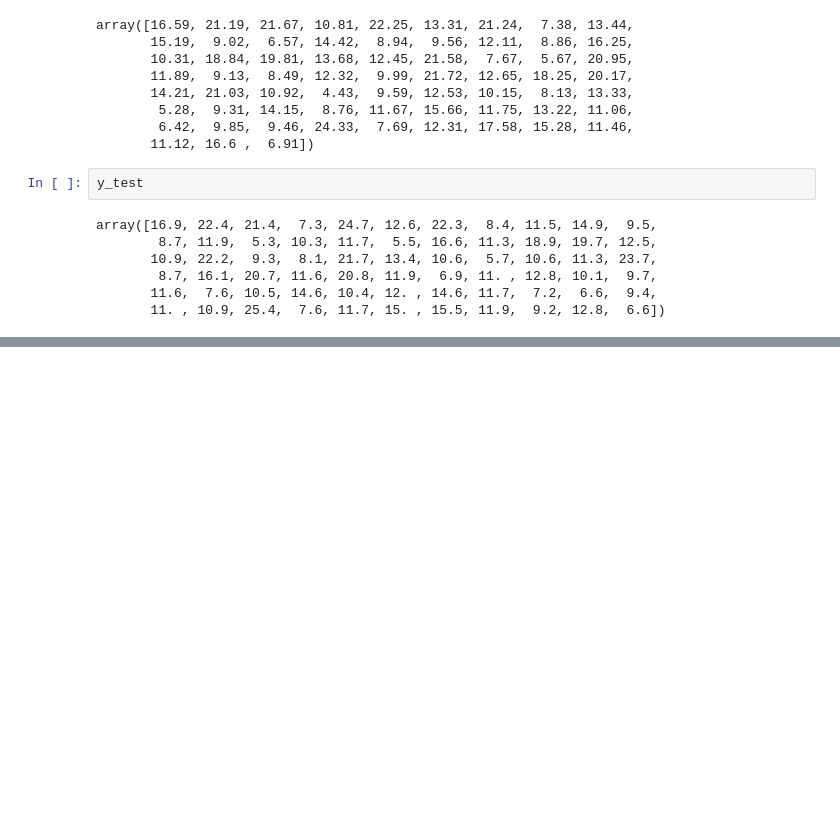
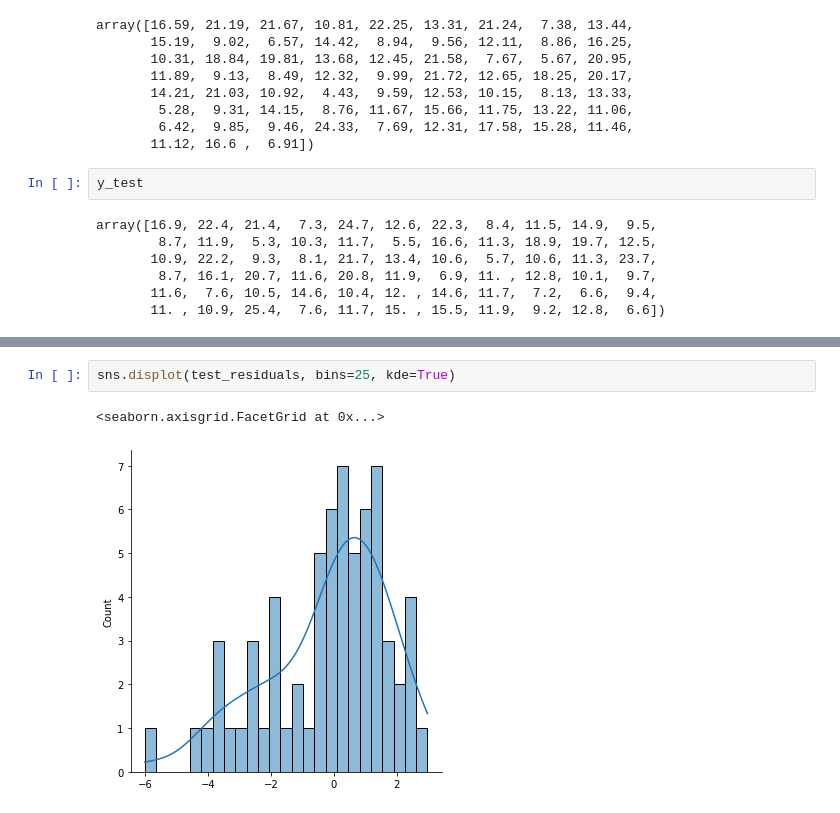
Before and after one commit to ravi0531rp/DataScienceComplete, a Jupyter notebook: Data_Science_ML_Based/005. Linear Regression.ipynb, the cells around one changed output, grey strips where cells are left out. Drawn from its saved outputs; the diff is of its cells as text; blank space fills up the shorter version.

```diff
--- a/Data_Science_ML_Based/005. Linear Regression.ipynb
+++ b/Data_Science_ML_Based/005. Linear Regression.ipynb
@@ -183,0 +369,5 @@ array([16.9, 22.4, 21.4,  7.3, 24.7, 12.6, 22.3,  8.4, 11.5, 14.9,  9.5,
+# %%
+sns.displot(test_residuals, bins=25, kde=True)
+# %% [output]
+<seaborn.axisgrid.FacetGrid at 0x...>
+[figure, added]
```
Also changed, not shown: parts of 15 cells of this notebook.
